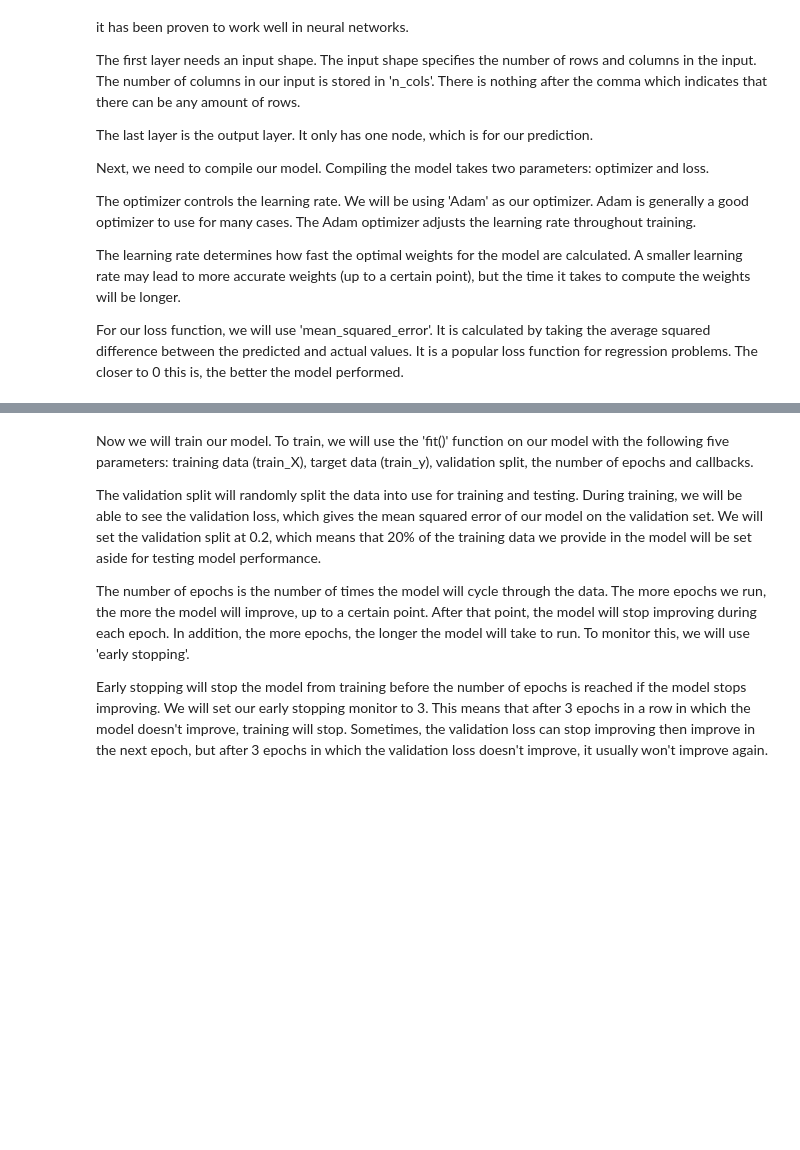
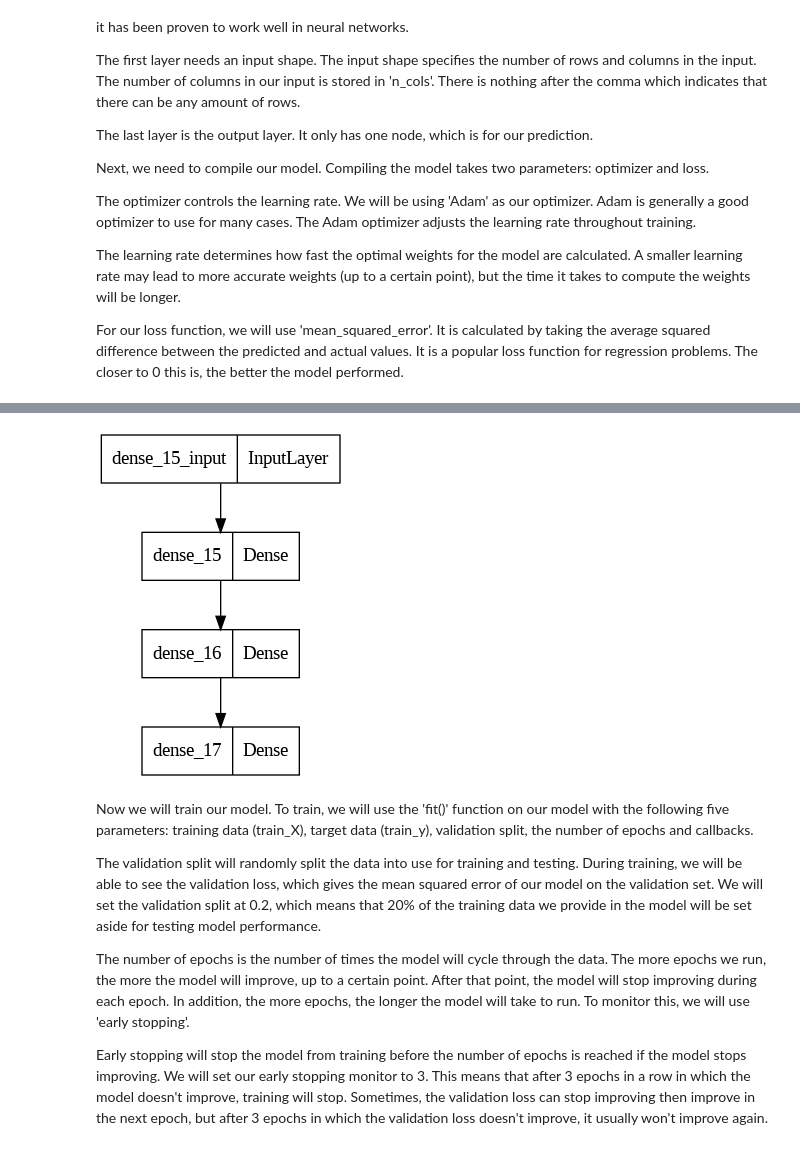
Before and after one commit to cagBRT/IntroToDNNwKeras, a Jupyter notebook: DL_Keras_Regression-&-Classification.ipynb, the cells around one changed output, grey strips where cells are left out. Saved outputs shown, nothing was run; the diff lists cells and outputs as text; code cells hidden in the pictures; blank space fills up the shorter version.

```diff
--- a/DL_Keras_Regression-&-Classification.ipynb
+++ b/DL_Keras_Regression-&-Classification.ipynb
@@ -120,3 +138,8 @@ early_stopping_monitor = EarlyStopping(patience=3)
+# %%
+from keras.utils import plot_model
+plot_model(model)
+# %% [output]
+[figure, added]
 # %% [markdown]
 Now we will train our model. To train, we will use the 'fit()' function on our model with the following five parameters: training data (train_X), target data (train_y), validation split, the number of epochs and callbacks.
 
```
Also changed, not shown: parts of 17 cells of this notebook.
